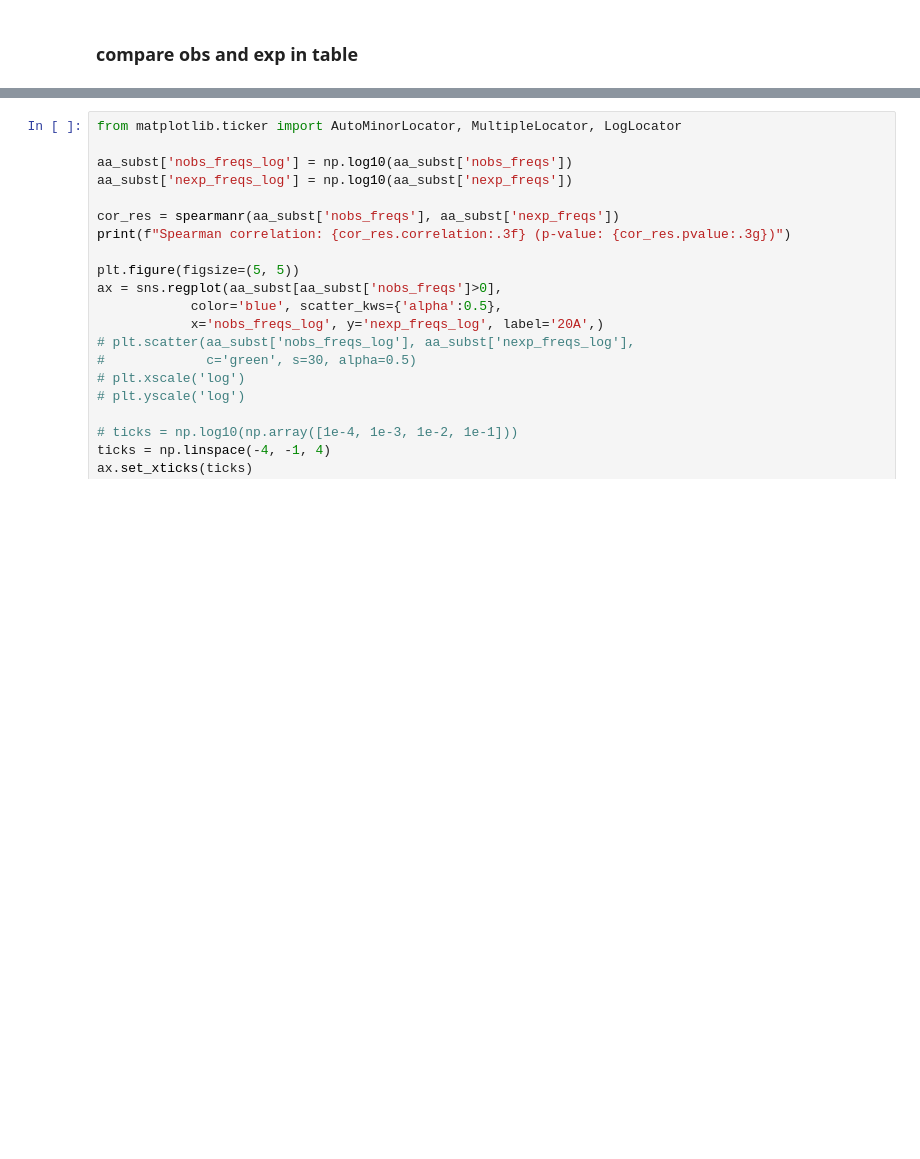
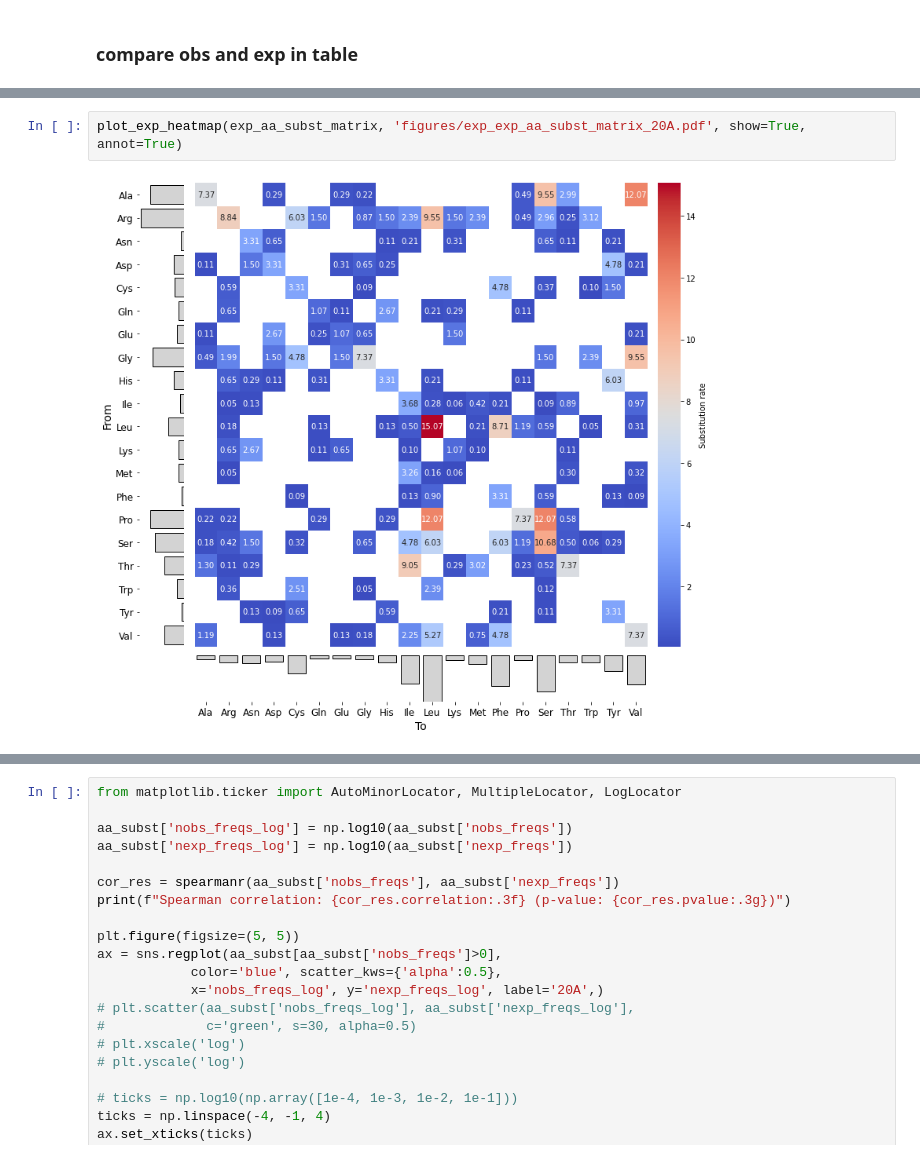
Before and after one commit to mitoclub/RNAViralMutSpec, a Jupyter notebook: sars-cov-2_aa_subst/process.ipynb, the cells around one changed output, grey strips where cells are left out. Saved outputs shown, nothing was run; the diff lists cells and outputs as text; blank space fills up the shorter version.

Commit message:
add annot to heatmap

```diff
--- a/sars-cov-2_aa_subst/process.ipynb
+++ b/sars-cov-2_aa_subst/process.ipynb
@@ -459,0 +348,4 @@ plot_aa_eq_freqs(exp_aa_subst_matrix, 'figures/exp_aa_eq_freqs_20A.pdf', show=Tr
+# %%
+plot_exp_heatmap(exp_aa_subst_matrix, 'figures/exp_exp_aa_subst_matrix_20A.pdf', show=True, annot=True)
+# %% [output]
+[figure, added]
```
Also changed, not shown: parts of 9 cells of this notebook, 4 other files.
